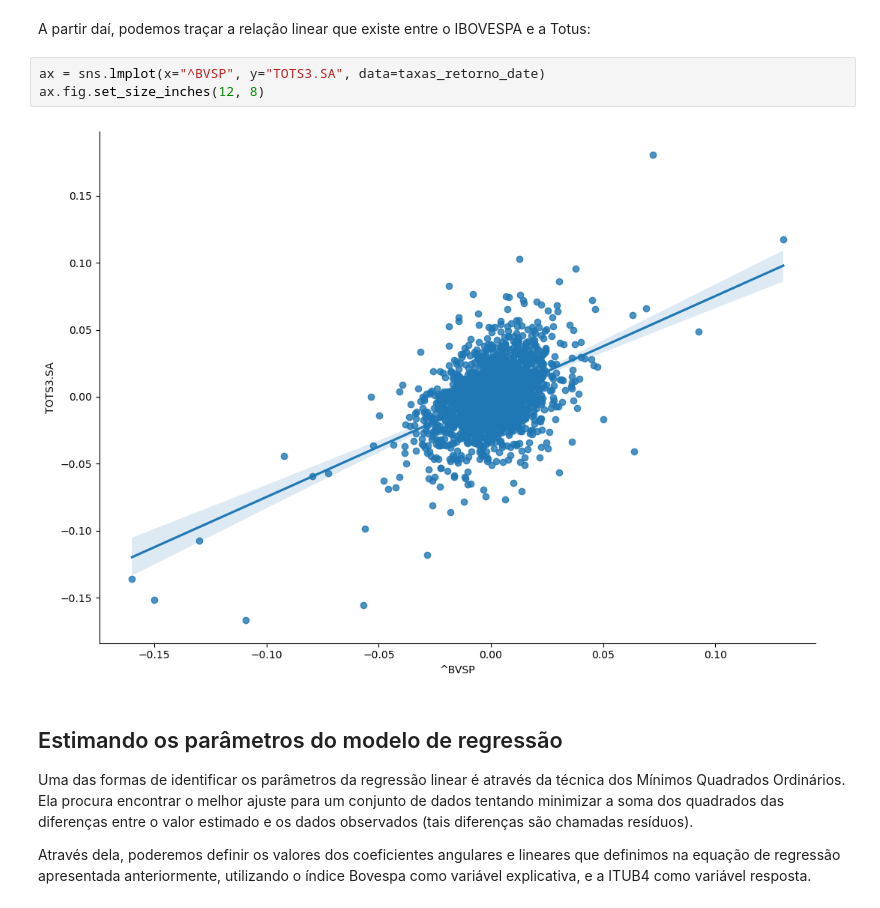
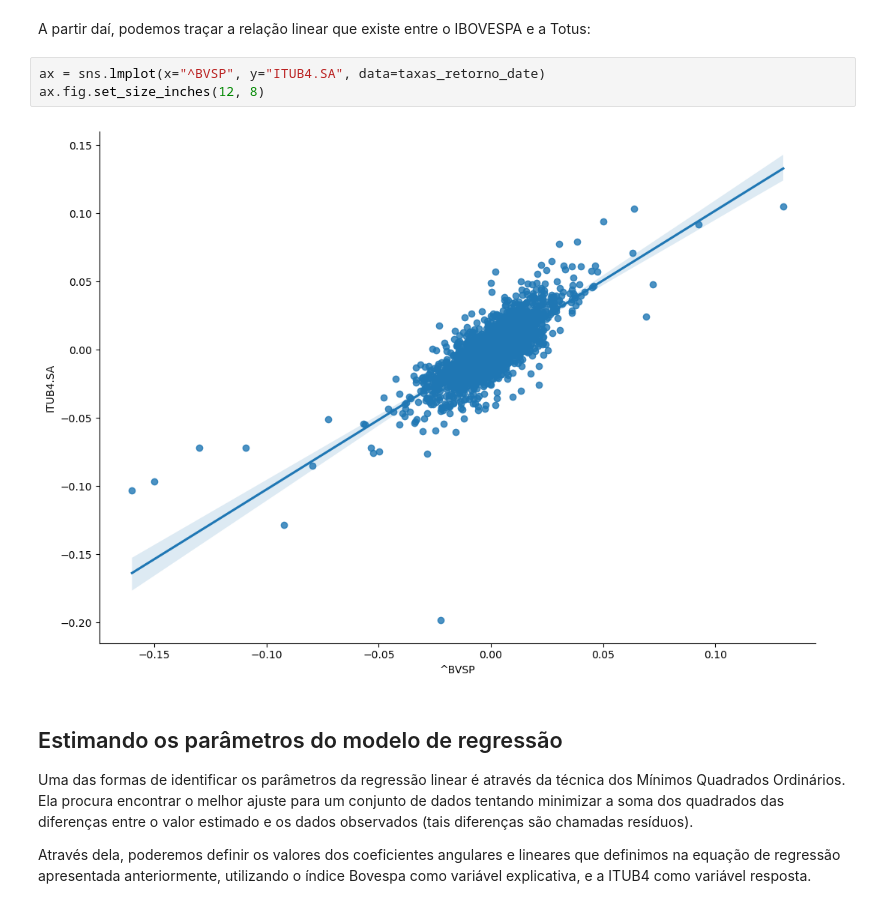
Before and after one commit to demetriusjube/ppca-aedi, a Jupyter notebook: trabalho-final/trabalho-final.ipynb, the cells around one changed output. Saved outputs shown, nothing was run; the diff lists cells and outputs as text.

```diff
--- a/trabalho-final/trabalho-final.ipynb
+++ b/trabalho-final/trabalho-final.ipynb
@@ -1042,10 +1041,10 @@ plt.scatter(x = taxas_retorno_date['^BVSP'], y= taxas_retorno_date['TOTS3.SA'],
 # %% [markdown]
 A partir daí, podemos traçar a relação linear que existe entre o IBOVESPA e a Totus:
 # %%
-ax = sns.lmplot(x="^BVSP", y="TOTS3.SA", data=taxas_retorno_date)
+ax = sns.lmplot(x="^BVSP", y="ITUB4.SA", data=taxas_retorno_date)
 ax.fig.set_size_inches(12, 8)
 # %% [output]
-[figure, old version]
+[figure, new version]
 # %% [markdown]
 ## Estimando os parâmetros do modelo de regressão
 
```
Also changed, not shown: parts of 48 cells of this notebook, 1 other file.
